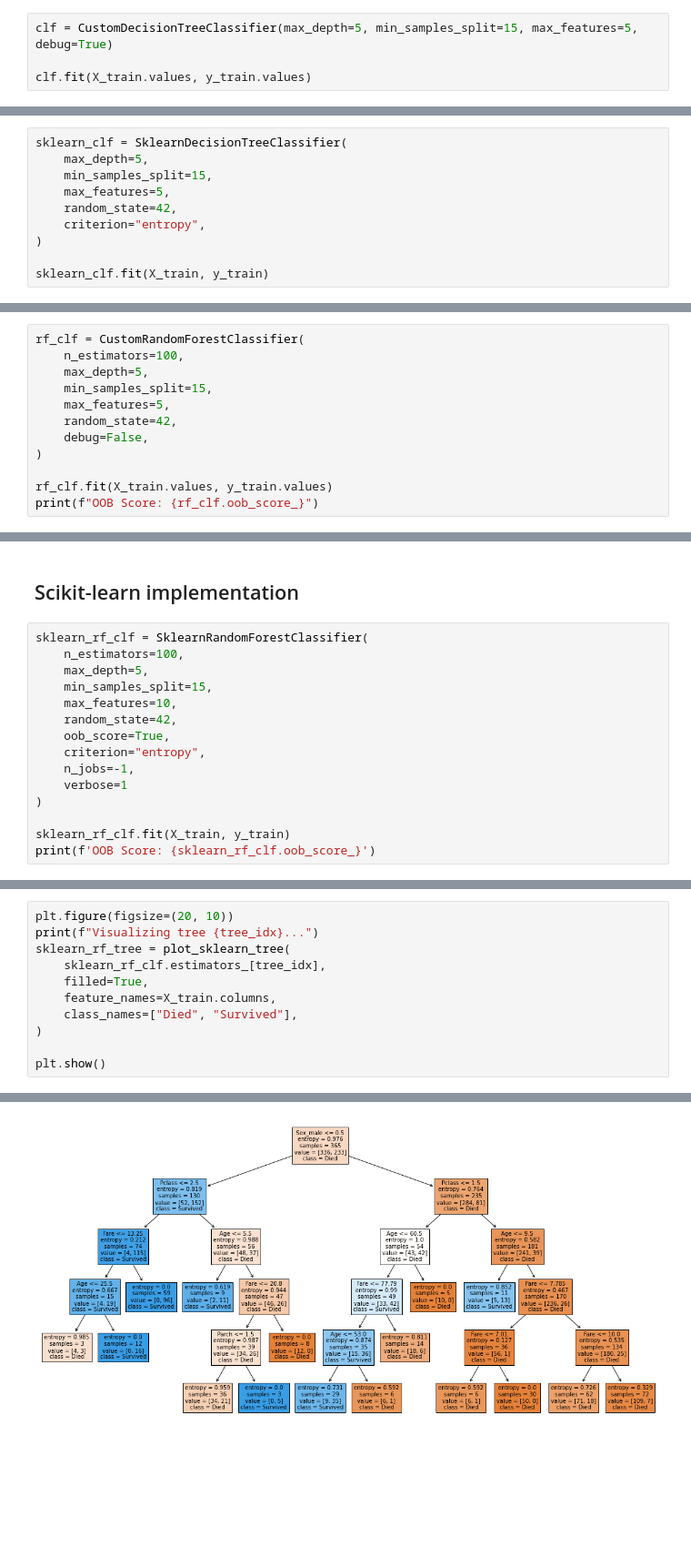
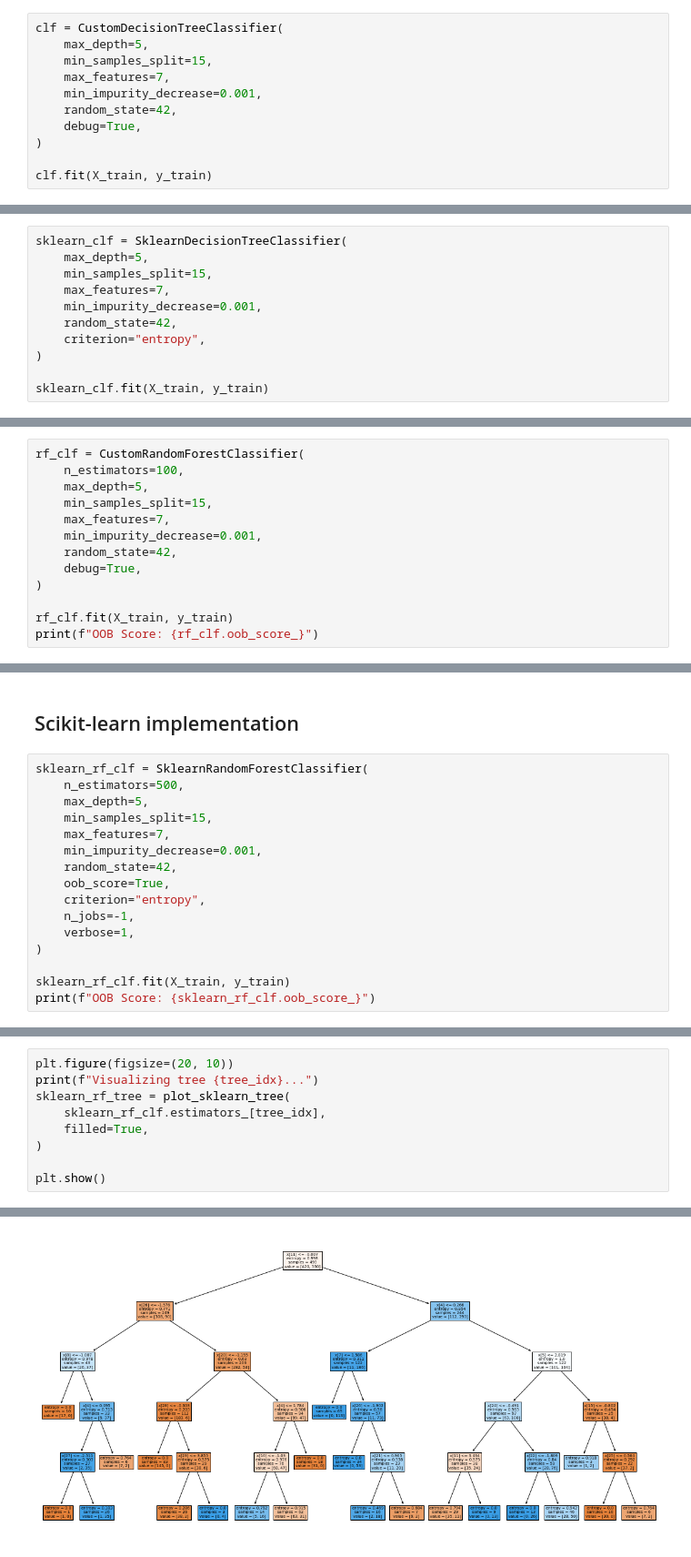
Before and after one commit to lakshyaag/ML-Tree-Based-Algorithms, a Jupyter notebook: code/scratch.ipynb, the cells around one changed output, grey strips where cells are left out. Shown at 91% size. Cells and saved outputs as stored; diff of their text form; blank space fills up the shorter version.

```diff
--- a/code/scratch.ipynb
+++ b/code/scratch.ipynb
@@ -135,8 +166,15 @@ X_train.head()
 # %% [markdown]
 ## Custom implementation
 # %%
-clf = CustomDecisionTreeClassifier(max_depth=5, min_samples_split=15, max_features=5, debug=True)
+clf = CustomDecisionTreeClassifier(
+    max_depth=5,
+    min_samples_split=15,
+    max_features=7,
+    min_impurity_decrease=0.001,
+    random_state=42,
+    debug=True,
+)
 
-clf.fit(X_train.values, y_train.values)
+clf.fit(X_train, y_train)
 # %% [output]
 DEBUG:DecisionTreeClassifier:Starting to fit the model.
@@ -220,7 +256,8 @@ weighted avg       0.74      0.74      0.74       143
 sklearn_clf = SklearnDecisionTreeClassifier(
     max_depth=5,
     min_samples_split=15,
-    max_features=5,
+    max_features=7,
+    min_impurity_decrease=0.001,
     random_state=42,
     criterion="entropy",
 )
@@ -288,11 +326,12 @@ rf_clf = CustomRandomForestClassifier(
     n_estimators=100,
     max_depth=5,
     min_samples_split=15,
-    max_features=5,
+    max_features=7,
+    min_impurity_decrease=0.001,
     random_state=42,
-    debug=False,
+    debug=True,
 )
 
-rf_clf.fit(X_train.values, y_train.values)
+rf_clf.fit(X_train, y_train)
 print(f"OOB Score: {rf_clf.oob_score_}")
 # %% [output]
@@ -346,19 +402,20 @@ Visualizing tree 11...
 ## Scikit-learn implementation
 # %%
 sklearn_rf_clf = SklearnRandomForestClassifier(
-    n_estimators=100,
+    n_estimators=500,
     max_depth=5,
     min_samples_split=15,
-    max_features=10,
+    max_features=7,
+    min_impurity_decrease=0.001,
     random_state=42,
     oob_score=True,
     criterion="entropy",
     n_jobs=-1,
-    verbose=1
+    verbose=1,
 )
 
 sklearn_rf_clf.fit(X_train, y_train)
-print(f'OOB Score: {sklearn_rf_clf.oob_score_}')
+print(f"OOB Score: {sklearn_rf_clf.oob_score_}")
 # %% [output]
 [Parallel(n_jobs=-1)]: Using backend ThreadingBackend with 12 concurrent workers.
 [Parallel(n_jobs=-1)]: Done  26 tasks      | elapsed:    0.0s
@@ -414,8 +477,6 @@ print(f"Visualizing tree {tree_idx}...")
 sklearn_rf_tree = plot_sklearn_tree(
     sklearn_rf_clf.estimators_[tree_idx],
     filled=True,
-    feature_names=X_train.columns,
-    class_names=["Died", "Survived"],
 )
 
 plt.show()
@@ -424,2 +485,2 @@ Visualizing tree 11...
 [interactive output not drawn]
-[figure, old version]
+[figure, new version]
```
Also changed, not shown: parts of 21 cells of this notebook, 1 other file.
